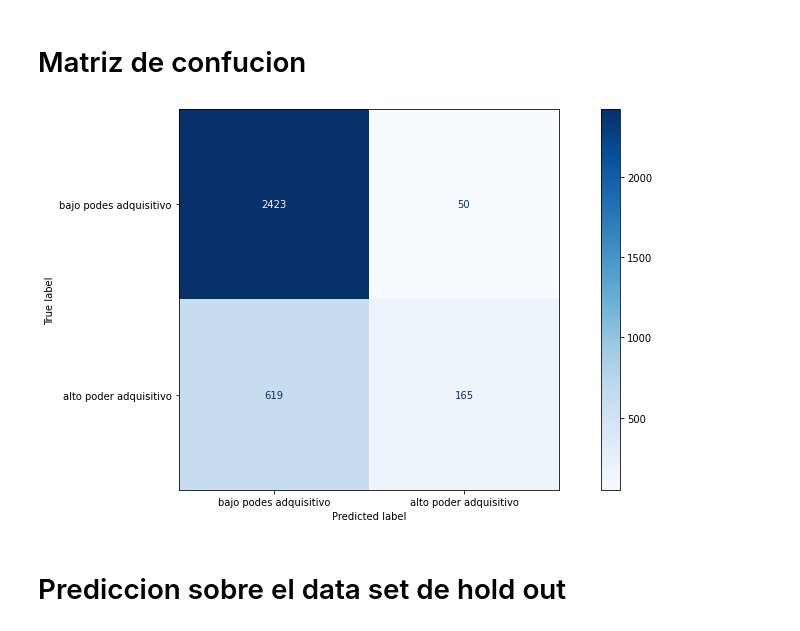
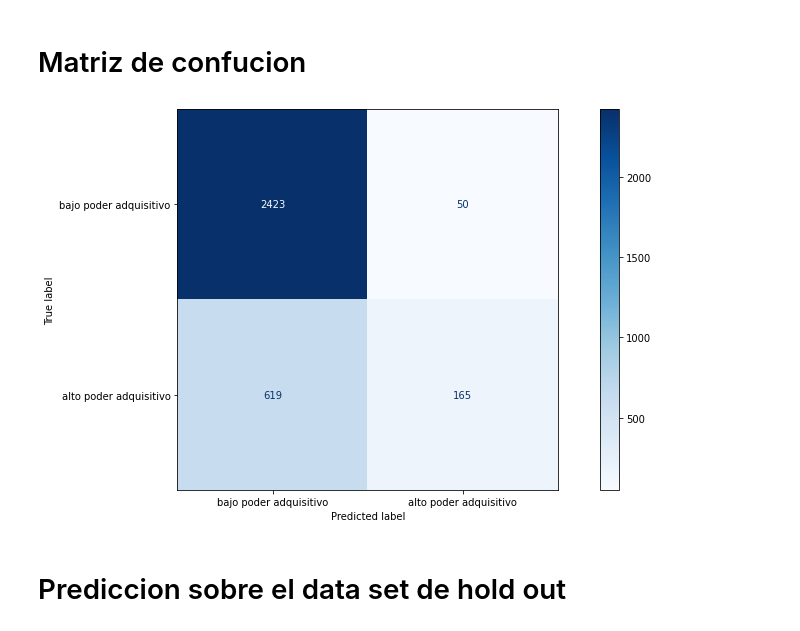
Before and after one commit to solfonte/TP1-OrganizacionDeDatos, a Jupyter notebook: parte_2/NaiveBayes.ipynb, the cells around one changed output. Drawn from its saved outputs; the diff is of its cells as text; code cells hidden in the pictures.

```diff
--- a/parte_2/NaiveBayes.ipynb
+++ b/parte_2/NaiveBayes.ipynb
@@ -218,14 +218,14 @@ plt.show()
 # %%
 from sklearn.metrics import plot_confusion_matrix
 
 fig, ax = plt.subplots(figsize=(15, 7))
 plt.grid(False)
 plot_confusion_matrix(
-    gaussianNB, X_test, y_test, cmap=plt.cm.Blues, display_labels=['bajo podes adquisitivo', 'alto poder adquisitivo'], ax=ax
+    gaussianNB, X_test, y_test, cmap=plt.cm.Blues, display_labels=['bajo poder adquisitivo', 'alto poder adquisitivo'], ax=ax
 )
 plt.show()
 # %% [output]
-[figure, old version]
+[figure, new version]
 # %% [markdown]
 # Prediccion sobre el data set de hold out
 # %%
```
Also changed, not shown: 5 other files.
